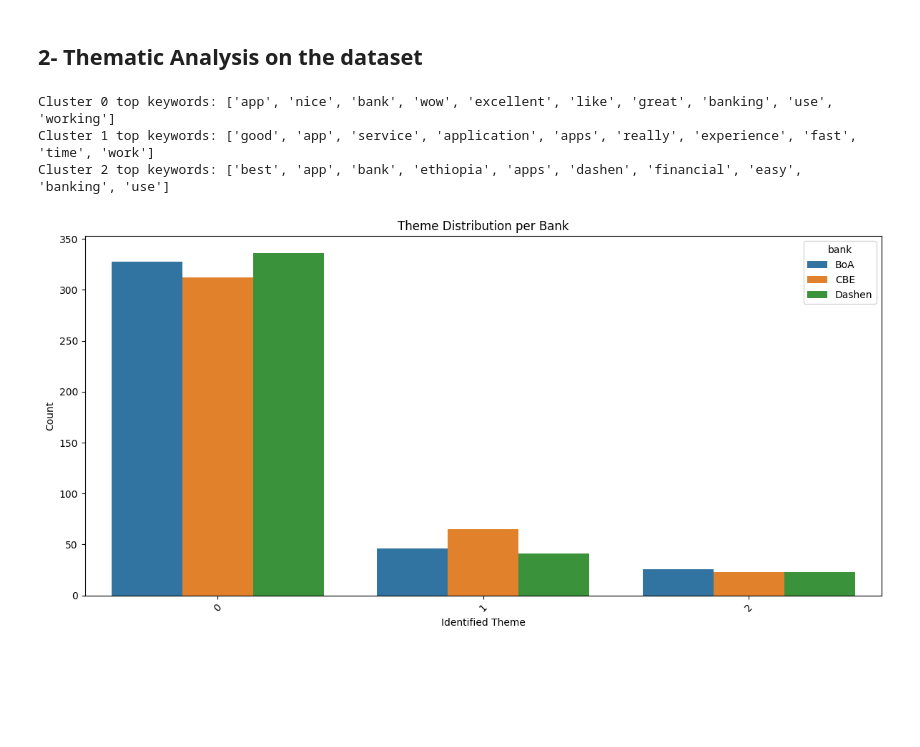
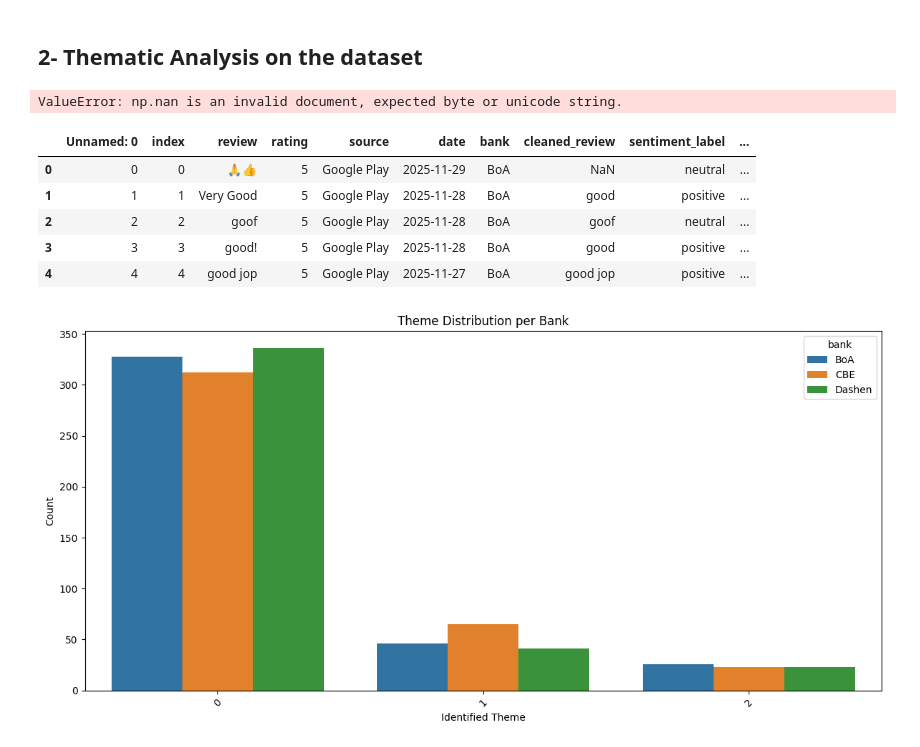
Before and after one commit to msultan001/customer-satisfaction-analysis, a Jupyter notebook: notebooks/sentiment_and_thematic_analysis.ipynb, the cells around one changed output. Drawn from its saved outputs; the diff is of its cells as text; code cells hidden in the pictures; blank space fills up the shorter version.

Commit message:
feat(task-2): Updated identified themes

```diff
--- a/notebooks/sentiment_and_thematic_analysis.ipynb
+++ b/notebooks/sentiment_and_thematic_analysis.ipynb
@@ -166,30 +167,55 @@ from sklearn.cluster import KMeans
 
 # Load your cleaned CSV which contains the critical 'review' column
 df = pd.read_csv('../data/cleaned_data.csv')
-
+# Define a mapping from keywords to themes
+theme_mapping = {
+    'stability': ['crash', 'freeze', 'error'],
+    'performance': ['slow', 'lag', 'delay'],
+    'ui': ['ui', 'interface', 'design'],
+    'support': ['support', 'help', 'service']
+}
+def handle_missing_values(text):
+    if not text:
+        return ''
+    else:
+        return text
 # Step 1: Use TF-IDF Vectorizer to extract important keywords from each review
-tfidf = TfidfVectorizer(stop_words='english', max_features=1000)
-X = tfidf.fit_transform(df['review'])
+def extract_keywords(reviews, top_n=5):
+    vectorizer = TfidfVectorizer(stop_words='english')
+    X = vectorizer.fit_transform(reviews)
+    features = np.array(vectorizer.get_feature_names_out())
+    keywords_list = []
+    for idx in range(X.shape[0]):
+        weights = X[idx].toarray().ravel()
+        top_idx = weights.argsort()[-top_n:]
+        keywords_list.append(features[top_idx])
+    return keywords_list
 
 # Step 2: Cluster the reviews into themes using KMeans
-num_clusters = 3
-kmeans = KMeans(n_clusters=num_clusters, random_state=42)
-kmeans.fit(X)
-
-# Assign a theme label to each review from the clustering results
-df['identified_theme'] = kmeans.labels_
-
-# View top keywords for each cluster
-terms = tfidf.get_feature_names_out()
-order_centroids = kmeans.cluster_centers_.argsort()[:, ::-1]
-for i in range(num_clusters):
-    top_terms = [terms[ind] for ind in order_centroids[i, :10]]
-    print(f"Cluster {i} top keywords: {top_terms}")
-
-# Step 3: Export the DataFrame with the theme labels to a new CSV file
-df.drop(columns=['Unnamed: 0', 'index'], inplace=True)
-df.to_csv('../data/cleaned_themed_reviews.csv', index=False)
+def assign_theme(keywords_list):
+    themes = []
+    for keywords in keywords_list:
+        found_themes = set()
+        for theme, key_terms in theme_mapping.items():
+            if any(term in keywords for term in key_terms):
+                found_themes.add(theme)
+        themes.append(', '.join(found_themes) if found_themes else 'General')
+    return themes
-# %% [output]
-Cluster 0 top keywords: ['app', 'nice', 'bank', 'wow', 'excellent', 'like', 'great', 'banking', 'use', 'working']
-Cluster 1 top keywords: ['good', 'app', 'service', 'application', 'apps', 'really', 'experience', 'fast', 'time', 'work']
-Cluster 2 top keywords: ['best', 'app', 'bank', 'ethiopia', 'apps', 'dashen', 'financial', 'easy', 'banking', 'use']
+# %%
+df['cleaned_review'] = df['cleaned_review'].apply(handle_missing_values)
+# %%
+keywords = extract_keywords(df['cleaned_review'])
+df['identified_theme'] = assign_theme(keywords)
+
+print(df[['clean_review', 'identified_theme']])
+# %% [output]
+ValueError: np.nan is an invalid document, expected byte or unicode string.
+# %%
+df.head()
+# %% [output]
+|  | Unnamed: 0 | index | review | rating | source | date | bank | cleaned_review | sentiment_label | ... |
+| 0 | 0 | 0 | 🙏👍 | 5 | Google Play | 2025-11-29 | BoA | NaN | neutral | ... |
+| 1 | 1 | 1 | Very Good | 5 | Google Play | 2025-11-28 | BoA | good | positive | ... |
+| 2 | 2 | 2 | goof | 5 | Google Play | 2025-11-28 | BoA | goof | neutral | ... |
+| 3 | 3 | 3 | good! | 5 | Google Play | 2025-11-28 | BoA | good | positive | ... |
+| 4 | 4 | 4 | good jop | 5 | Google Play | 2025-11-27 | BoA | good jop | positive | ... |
```
Also changed, not shown: parts of 4 cells of this notebook.
